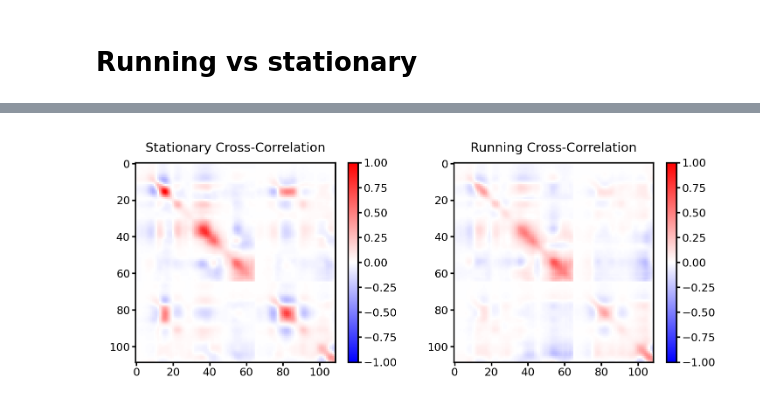
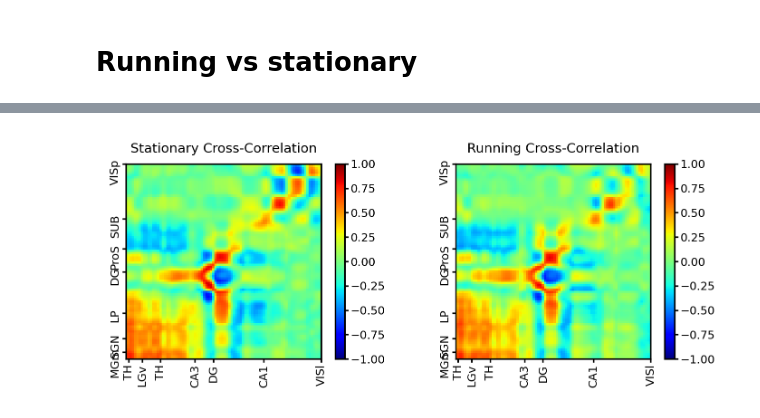
Before and after one commit to Qi-Xin/rCSD, a Jupyter notebook: simulated.ipynb, the cells around one changed output, grey strips where cells are left out. Cells and saved outputs as stored; diff of their text form; code cells hidden in the pictures.

```diff
--- a/simulated.ipynb
+++ b/simulated.ipynb
@@ -517,7 +741,7 @@ print(results)
 # Experimental data
 # %%
 # Load experimental data
-data = np.load('/home/qix/user_data/LFP/lfp_798911424_800036200.npy', allow_pickle=True)
+data = np.load('/home/qix/user_data/LFP/lfp_757216464_769322749.npy', allow_pickle=True)
 V1 = data.item()  # Convert from np.ndarray to dict
 # locationA, aligned_lfp3d, mean_lfp, aligned_lfp, structure_acronyms, intervals
 
@@ -1061,21 +1302,25 @@ for i, (method, title) in enumerate(zip(methods, titles)):
     lm_data = LM_results[method].reshape(LM_results[method].shape[0], -1)
 
     # Calculate correlation matrix between V1 and LM
-    cross_corr = np.cov(v1_data, lm_data)[27:, 27:]
-    cross_corr /= np.abs(cross_corr).max()
-    # Flip the correlation matrix vertically
-    cross_corr = np.flipud(np.fliplr(cross_corr))
+    cross_corr = np.corrcoef(v1_data, lm_data)
+    # cross_corr /= np.abs(cross_corr).max()
 
     # Plot correlation matrix
     row = i // 3
     col = i % 3
-    im = axes[row, col].imshow(cross_corr, cmap='bwr', vmin=-1, vmax=1)
+    im = axes[row, col].imshow(cross_corr, cmap='jet', vmin=-1, vmax=1)
+    axes[row, col].set_xlim(0, len(LM_results["z"])-1)
+    axes[row, col].set_ylim(0, len(V1_results["z"])-1)
+
     axes[row, col].set_title(title)
-    axes[row, col].set_xlabel('LM depth')
-    if col == 0:  # Only show y-label for first plot in each row
-        axes[row, col].set_ylabel('V1 depth')
-    else:
-        axes[row, col].set_ylabel('')
+    axes[row, col].set_xlabel('Probe 2 depth (μm)')
+    axes[row, col].set_xticks(LM['intervals'][:-1].flatten())
+    axes[row, col].set_xticklabels(LM['structure_acronyms'])
+    axes[row, col].set_ylabel('Probe 1 depth (μm)')
+    axes[row, col].set_yticks(V1['intervals'][:-1].flatten())
+    axes[row, col].set_yticklabels(V1['structure_acronyms'])
+
+
 
 # Hide the empty subplot
 axes[1, 2].axis('off')
@@ -1314,16 +1572,27 @@ running_cross_corr = cross_corr
 # %%
 f, (ax1, ax2) = plt.subplots(1, 2, dpi=300, figsize=(5,2))
 
-im1 = ax1.imshow(stationary_cross_corr, cmap='bwr', vmin=-1, vmax=1)
+im1 = ax1.imshow(cross_corr_dict['stationary'], cmap='jet', vmin=-1, vmax=1)
 ax1.set_title('Stationary Cross-Correlation')
 plt.colorbar(im1, ax=ax1)
+ax1.set_xticks(results_dict['LM']['intervals'][1:-1].flatten())
+ax1.set_xticklabels(results_dict['LM']['structure_acronyms'][:-1], rotation=90)
+ax1.set_yticks(results_dict['V1']['intervals'][1:-1].flatten())
+ax1.set_yticklabels(results_dict['V1']['structure_acronyms'][:-1], rotation=90)
+ax1.set_xlim(0, results_dict['LM']['intervals'][-2])
+ax1.set_ylim(0, results_dict['V1']['intervals'][-2])
 
-im2 = ax2.imshow(running_cross_corr, cmap='bwr', vmin=-1, vmax=1)
+im2 = ax2.imshow(cross_corr_dict['running'], cmap='jet', vmin=-1, vmax=1)
 ax2.set_title('Running Cross-Correlation')
 plt.colorbar(im2, ax=ax2)
-
+ax2.set_xticks(results_dict['LM']['intervals'][1:-1].flatten())
+ax2.set_xticklabels(results_dict['LM']['structure_acronyms'][:-1], rotation=90)
+ax2.set_yticks(results_dict['V1']['intervals'][1:-1].flatten())
+ax2.set_yticklabels(results_dict['V1']['structure_acronyms'][:-1], rotation=90)
+ax2.set_xlim(0, results_dict['LM']['intervals'][-2])
+ax2.set_ylim(0, results_dict['V1']['intervals'][-2])
 plt.tight_layout()
 
 f.savefig('figures/figure_5_running_stationary_corr.pdf', bbox_inches='tight', dpi=300)
 # %% [output]
-[figure, old version]
+[figure, new version]
```
Also changed, not shown: parts of 27 cells of this notebook, 6 other files.
